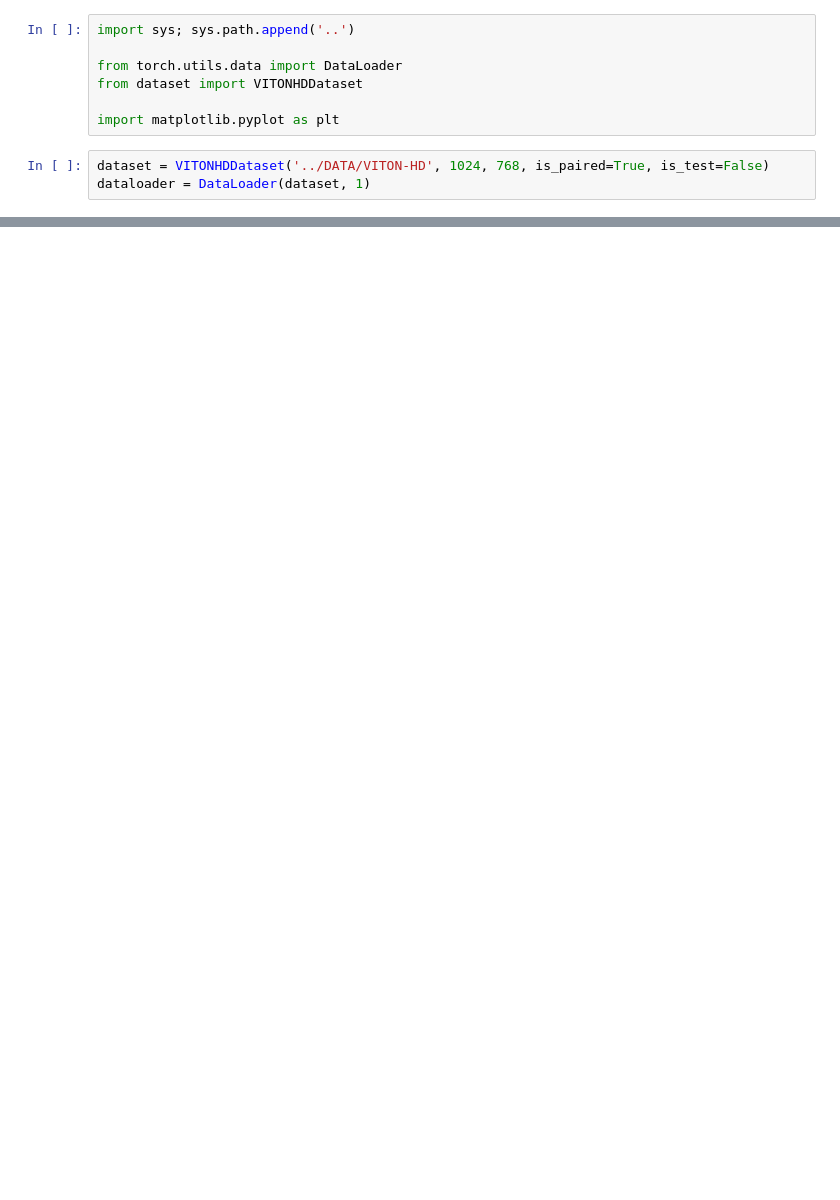
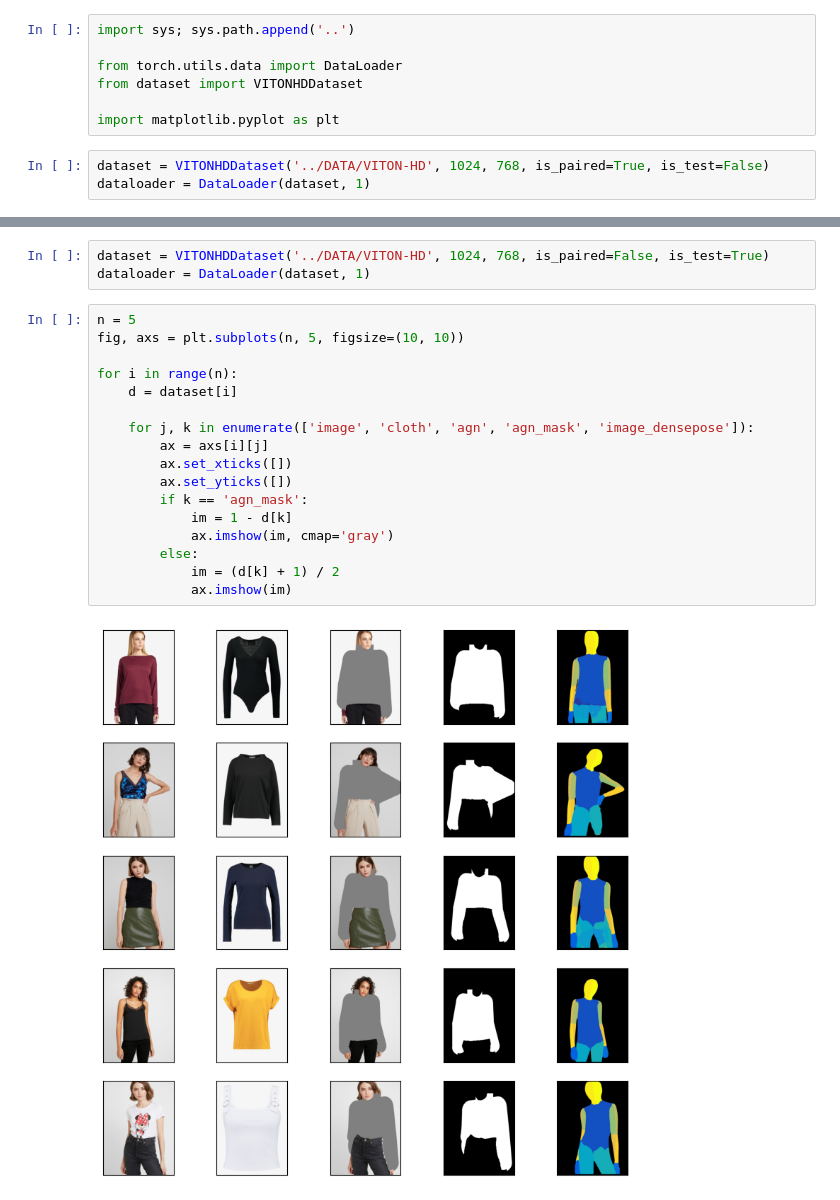
Before and after one commit to yashmundhra/StableVITON-CV_Project, a Jupyter notebook: notebook/visualize_augmentation.ipynb, the cells around one changed output, grey strips where cells are left out. Cells and saved outputs as stored; diff of their text form; blank space fills up the shorter version.

```diff
--- a/notebook/visualize_augmentation.ipynb
+++ b/notebook/visualize_augmentation.ipynb
@@ -29,0 +30,22 @@ for i in range(n):
+# %%
+dataset = VITONHDDataset('../DATA/VITON-HD', 1024, 768, is_paired=False, is_test=True)
+dataloader = DataLoader(dataset, 1)
+# %%
+n = 5
+fig, axs = plt.subplots(n, 5, figsize=(10, 10))
+
+for i in range(n):
+    d = dataset[i]
+
+    for j, k in enumerate(['image', 'cloth', 'agn', 'agn_mask', 'image_densepose']):
+        ax = axs[i][j]
+        ax.set_xticks([])
+        ax.set_yticks([])
+        if k == 'agn_mask':
+            im = 1 - d[k]
+            ax.imshow(im, cmap='gray')
+        else:
+            im = (d[k] + 1) / 2
+            ax.imshow(im)
+# %% [output]
+[figure, added]
```
Also changed, not shown: parts of 1 cell of this notebook.
